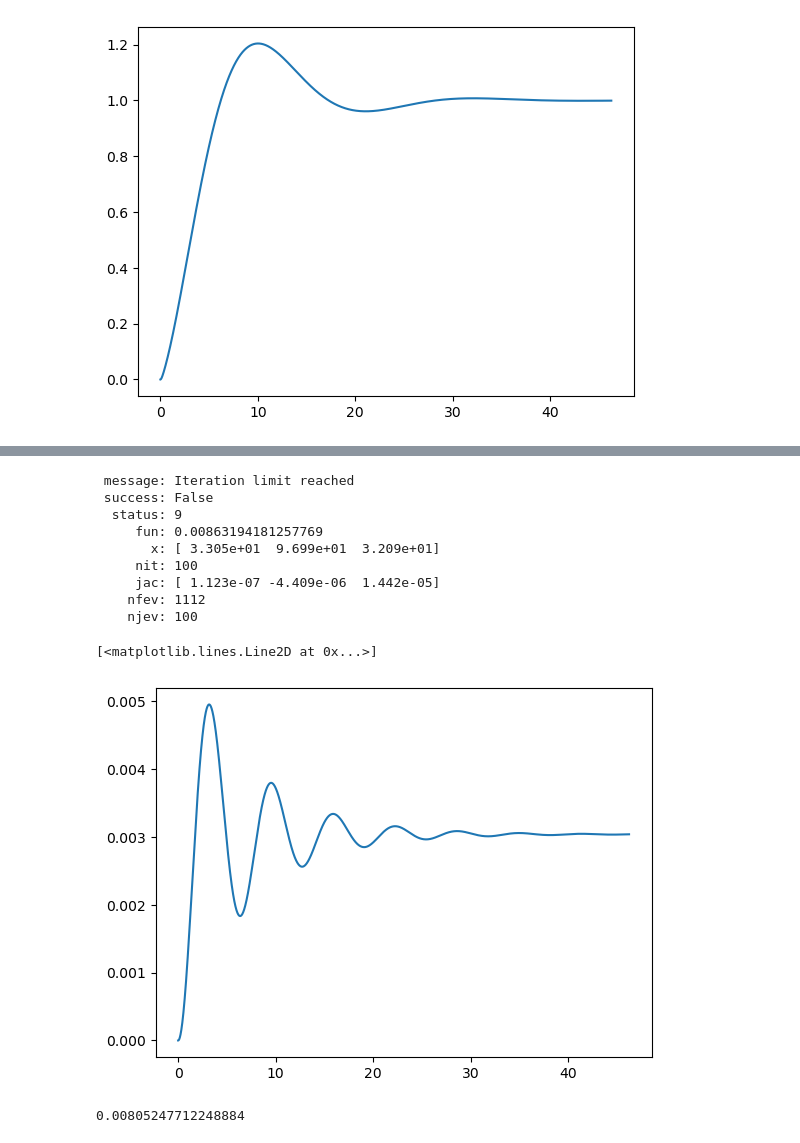
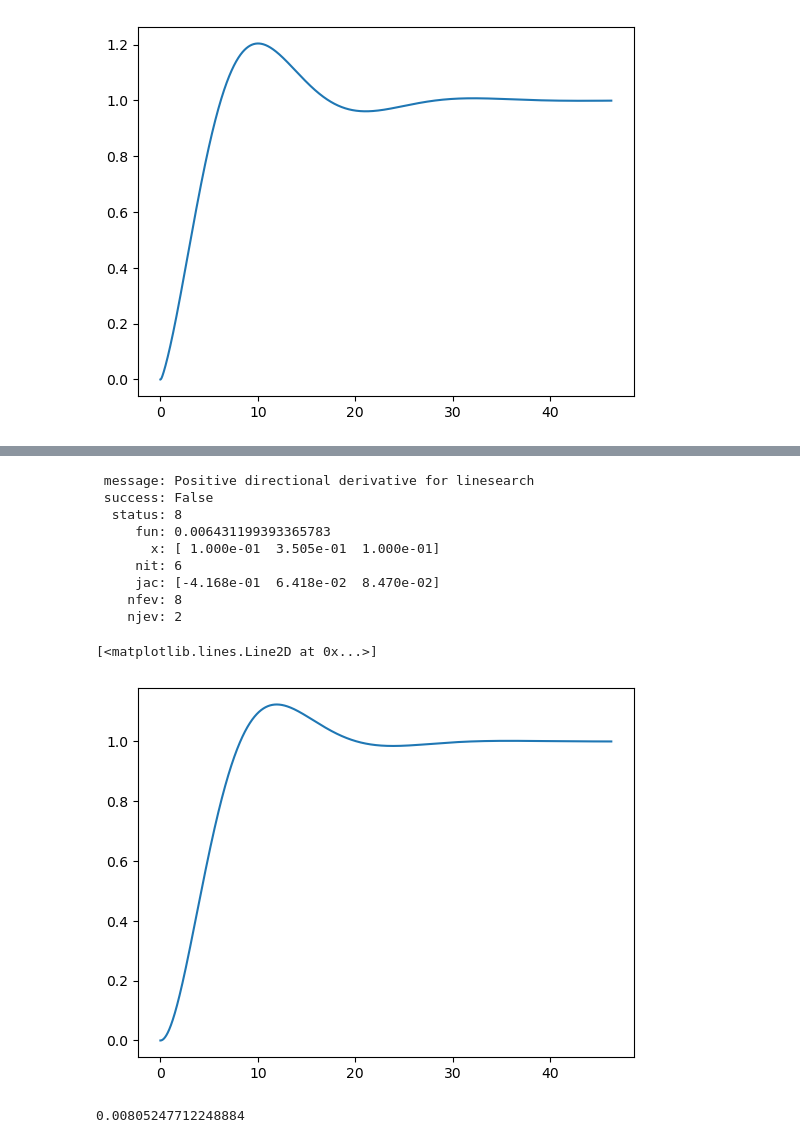
Before and after one commit to cjuarezramos/MMS022024, a Jupyter notebook: ej1114_usosoptimizacion.ipynb, the cells around one changed output, grey strips where cells are left out. Saved outputs shown, nothing was run; the diff lists cells and outputs as text; code cells hidden in the pictures.

```diff
--- a/ej1114_usosoptimizacion.ipynb
+++ b/ej1114_usosoptimizacion.ipynb
@@ -118,30 +118,35 @@ def restriccion(x):
     return res
 # %%
 nlc = NonlinearConstraint(restriccion,[4.5,9.5,19],[4.6,10.5,21])
-minimize(fo,[5.6,97,3.3],constraints=nlc)
+bounds = Bounds(lb=[0,0,0],ub=[.1,.5,.1])
+res=minimize(fo,[0.075,0.32,0.075],constraints=nlc,bounds=bounds)
+res
 # %% [output]
- message: Iteration limit reached
+ message: Positive directional derivative for linesearch
  success: False
-  status: 9
-     fun: 0.00863194181257769
-       x: [ 3.305e+01  9.699e+01  3.209e+01]
-     nit: 100
-     jac: [ 1.123e-07 -4.409e-06  1.442e-05]
-    nfev: 1112
-    njev: 100
+  status: 8
+     fun: 0.006431199393365783
+       x: [ 1.000e-01  3.505e-01  1.000e-01]
+     nit: 6
+     jac: [-4.168e-01  6.418e-02  8.470e-02]
+    nfev: 8
+    njev: 2
 # %%
 df=pd.read_excel("datos.xlsx",sheet_name="Sheet1")
 df['t'].iloc[-1]
 datos=df.to_numpy()
 datos[:,0]
-G = ct.tf(1,[330,96,329])
+A = res.x[0]
+B=res.x[1]
+C = res.x[2]
+G = ct.tf(A,[1,B,C])
 res=ct.step_response(G,datos[:,0])
 res.t
 res.y[0][0]
 plt.plot(res.t,res.y[0][0])
 # %% [output]
 [<matplotlib.lines.Line2D at 0x...>]
-[figure, old version]
+[figure, new version]
 # %%
 fo([1,3,1])
 # %% [output]
```
Also changed, not shown: parts of 4 cells of this notebook, 1 other file.
